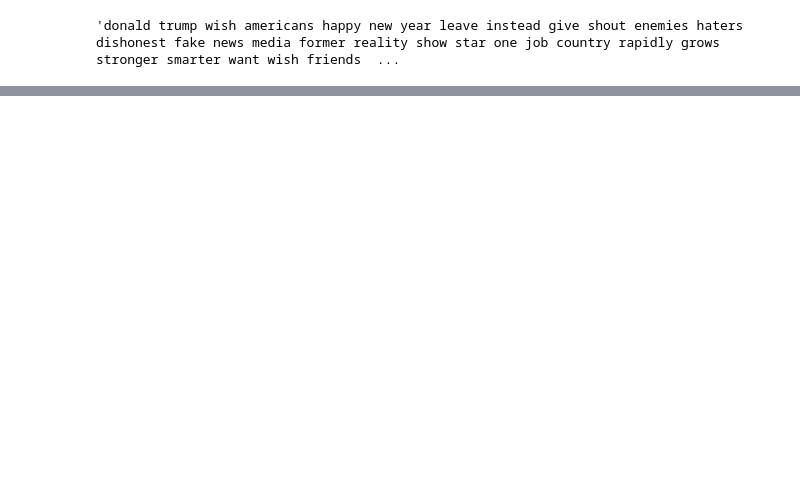
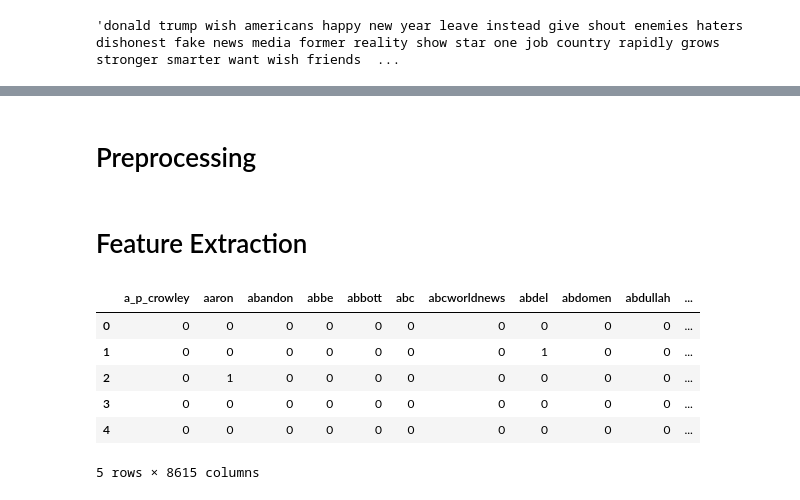
Before and after one commit to corgi4you/corgi4news, a Jupyter notebook: Jupyter.ipynb, the cells around one changed output, grey strips where cells are left out. Cells and saved outputs as stored; diff of their text form; code cells hidden in the pictures; blank space fills up the shorter version.

```diff
--- a/Jupyter.ipynb
+++ b/Jupyter.ipynb
@@ -137,2 +142,4 @@ donald trump wish americans happy new year leave instead give shout enemies hate
+# %% [markdown]
+# Preprocessing
 # %%
 def limpar_texto(texto):
@@ -151,0 +174,19 @@ fake_news['conteúdo noticia Limpo'] = fake_news['text'].apply(limpar_texto)
+# %% [markdown]
+# Feature Extraction
+# %%
+from sklearn.feature_extraction.text import CountVectorizer
+
+# Bag of words
+count_vectorizer = CountVectorizer(binary=True)
+X = count_vectorizer.fit_transform(news_df['Texto Limpo'])
+# %%
+df_cv = pd.DataFrame(X.toarray(), columns = count_vectorizer.get_feature_names())
+df_cv.head()
+# %% [output]
+|  | a_p_crowley | aaron | abandon | abbe | abbott | abc | abcworldnews | abdel | abdomen | abdullah | ... |
+| 0 | 0 | 0 | 0 | 0 | 0 | 0 | 0 | 0 | 0 | 0 | ... |
+| 1 | 0 | 0 | 0 | 0 | 0 | 0 | 0 | 1 | 0 | 0 | ... |
+| 2 | 0 | 1 | 0 | 0 | 0 | 0 | 0 | 0 | 0 | 0 | ... |
+| 3 | 0 | 0 | 0 | 0 | 0 | 0 | 0 | 0 | 0 | 0 | ... |
+| 4 | 0 | 0 | 0 | 0 | 0 | 0 | 0 | 0 | 0 | 0 | ... |
+5 rows × 8615 columns
```
Also changed, not shown: parts of 30 cells of this notebook, 2 other files.
